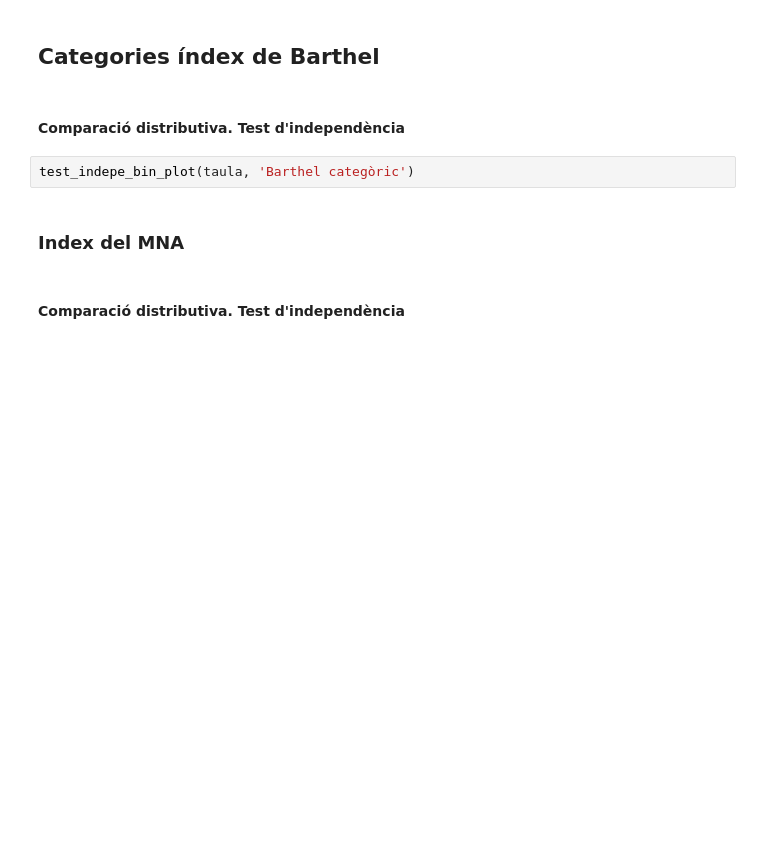
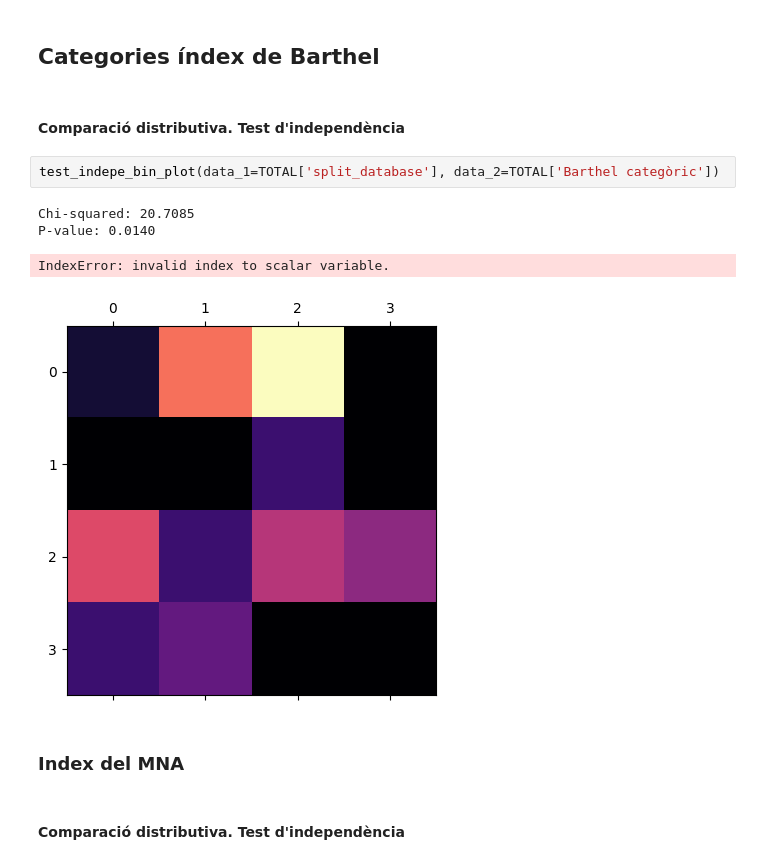
Before and after one commit to MCastelH/PRACTICUM, a Jupyter notebook: general+tests+lab.ipynb, the cells around one changed output. Drawn from its saved outputs; the diff is of its cells as text; blank space fills up the shorter version.

```diff
--- a/general+tests+lab.ipynb
+++ b/general+tests+lab.ipynb
@@ -177,7 +178,12 @@ test_indepe_plot({'AMB_PA': AMB_PA['Barthel resultats'], 'AMB_PA_MECVV': AMB_PA_
 # %% [markdown]
 #### Comparació distributiva. Test d'independència
 # %%
-test_indepe_bin_plot(taula, 'Barthel categòric')
+test_indepe_bin_plot(data_1=TOTAL['split_database'], data_2=TOTAL['Barthel categòric'])
+# %% [output]
+Chi-squared: 20.7085
+P-value: 0.0140
+IndexError: invalid index to scalar variable.
+[figure, added]
 # %% [markdown]
 ### Index del MNA
 # %% [markdown]
```
Also changed, not shown: parts of 15 cells of this notebook, 4 other files.
